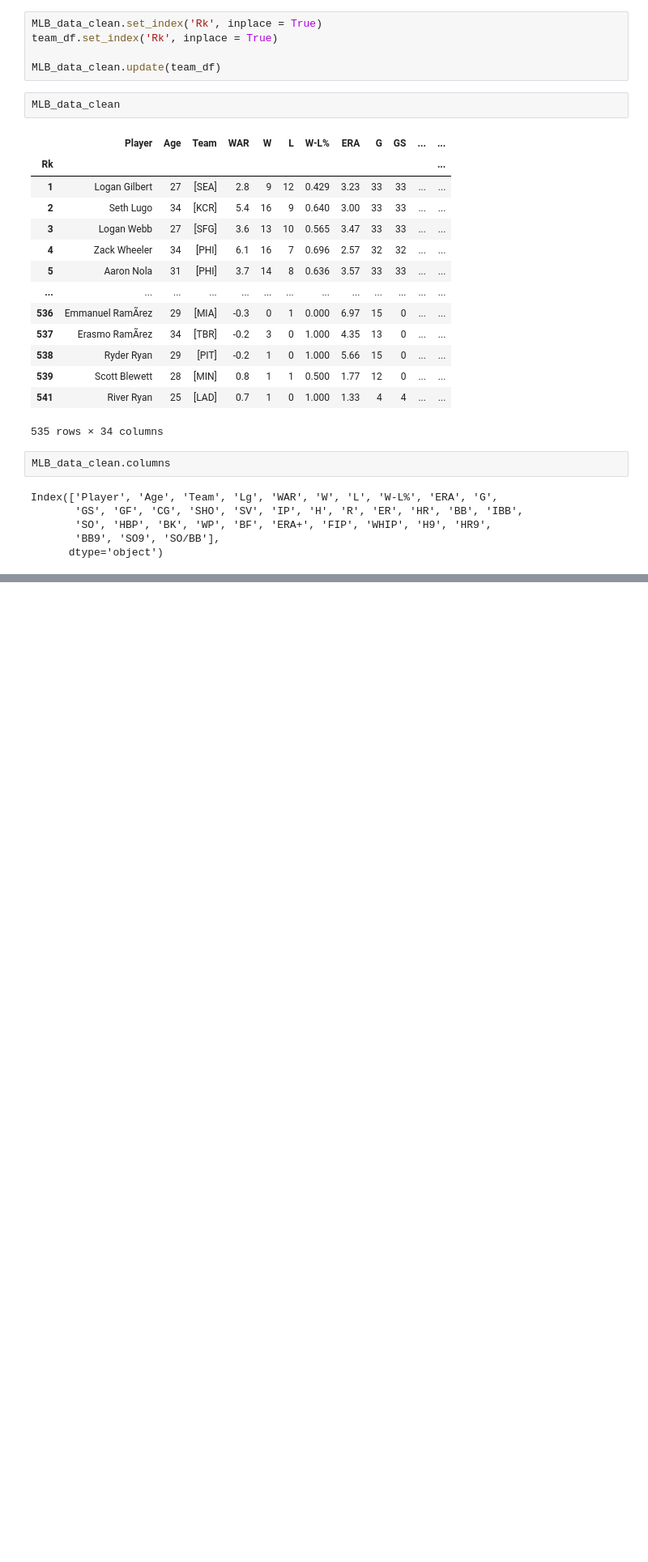
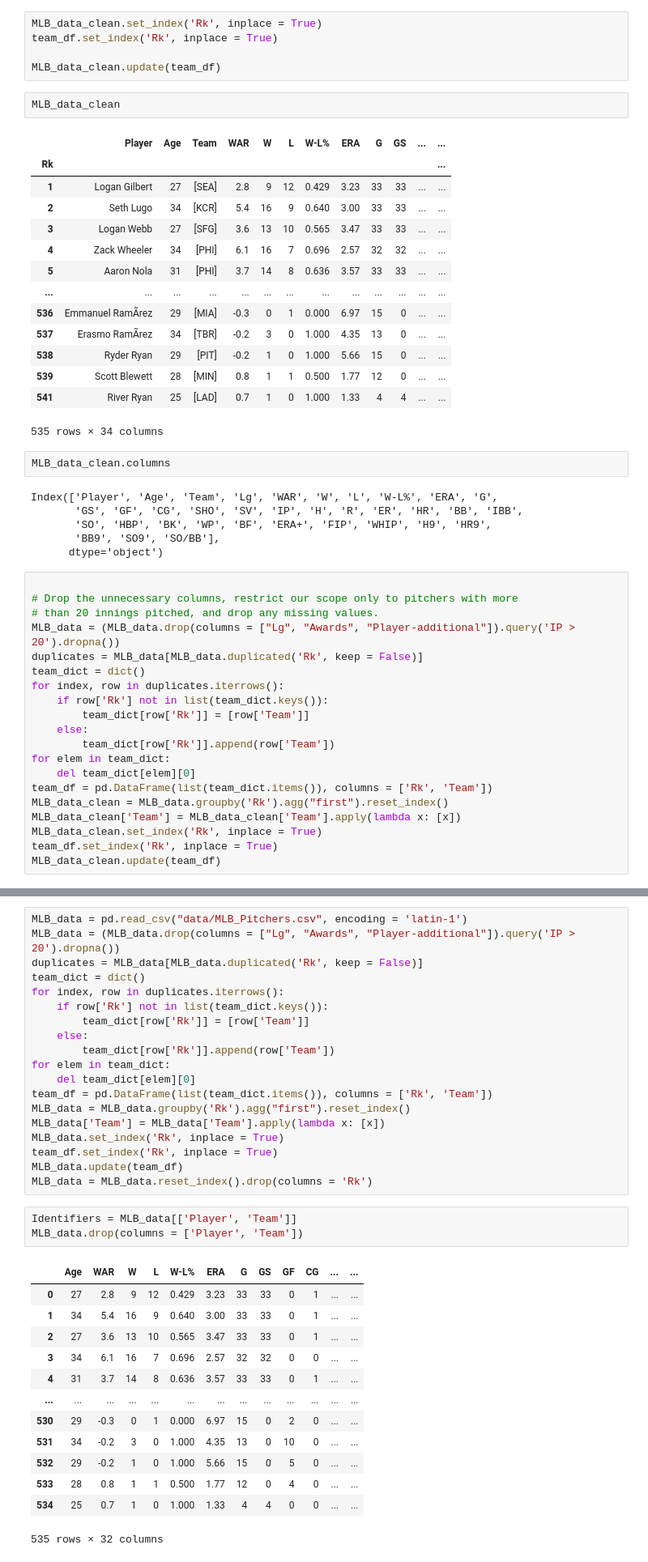
Before and after one commit to t-clark04/Clark-Data-Science-Portfolio, a Jupyter notebook: MLUnsupervisedApp/MLB_testing.ipynb, the cells around one changed output, grey strips where cells are left out. Shown: that part at 81% size. Cells and saved outputs as stored; diff of their text form; blank space fills up the shorter version.

Commit message:
Finished wrangling the MLB pitchers dataset

```diff
--- a/MLUnsupervisedApp/MLB_testing.ipynb
+++ b/MLUnsupervisedApp/MLB_testing.ipynb
@@ -100,3 +100,23 @@ Index(['Player', 'Age', 'Team', 'Lg', 'WAR', 'W', 'L', 'W-L%', 'ERA', 'G',
        'SO', 'HBP', 'BK', 'WP', 'BF', 'ERA+', 'FIP', 'WHIP', 'H9', 'HR9',
        'BB9', 'SO9', 'SO/BB'],
       dtype='object')
+# %%
+
+# Drop the unnecessary columns, restrict our scope only to pitchers with more
+# than 20 innings pitched, and drop any missing values.
+MLB_data = (MLB_data.drop(columns = ["Lg", "Awards", "Player-additional"]).query('IP > 20').dropna())
+duplicates = MLB_data[MLB_data.duplicated('Rk', keep = False)]
+team_dict = dict()
+for index, row in duplicates.iterrows():
+    if row['Rk'] not in list(team_dict.keys()):
+        team_dict[row['Rk']] = [row['Team']]
+    else:
+        team_dict[row['Rk']].append(row['Team'])
+for elem in team_dict:
+    del team_dict[elem][0]
+team_df = pd.DataFrame(list(team_dict.items()), columns = ['Rk', 'Team'])
+MLB_data_clean = MLB_data.groupby('Rk').agg("first").reset_index()
+MLB_data_clean['Team'] = MLB_data_clean['Team'].apply(lambda x: [x])
+MLB_data_clean.set_index('Rk', inplace = True)
+team_df.set_index('Rk', inplace = True)
+MLB_data_clean.update(team_df)
@@ -102,0 +140,36 @@ Index(['Player', 'Age', 'Team', 'Lg', 'WAR', 'W', 'L', 'W-L%', 'ERA', 'G',
+# %%
+MLB_data = pd.read_csv("data/MLB_Pitchers.csv", encoding = 'latin-1')
+MLB_data = (MLB_data.drop(columns = ["Lg", "Awards", "Player-additional"]).query('IP > 20').dropna())
+duplicates = MLB_data[MLB_data.duplicated('Rk', keep = False)]
+team_dict = dict()
+for index, row in duplicates.iterrows():
+    if row['Rk'] not in list(team_dict.keys()):
+        team_dict[row['Rk']] = [row['Team']]
+    else:
+        team_dict[row['Rk']].append(row['Team'])
+for elem in team_dict:
+    del team_dict[elem][0]
+team_df = pd.DataFrame(list(team_dict.items()), columns = ['Rk', 'Team'])
+MLB_data = MLB_data.groupby('Rk').agg("first").reset_index()
+MLB_data['Team'] = MLB_data['Team'].apply(lambda x: [x])
+MLB_data.set_index('Rk', inplace = True)
+team_df.set_index('Rk', inplace = True)
+MLB_data.update(team_df)
+MLB_data = MLB_data.reset_index().drop(columns = 'Rk')
+# %%
+Identifiers = MLB_data[['Player', 'Team']]
+MLB_data.drop(columns = ['Player', 'Team'])
+# %% [output]
+|  | Age | WAR | W | L | W-L% | ERA | G | GS | GF | CG | ... | ... |
+| 0 | 27 | 2.8 | 9 | 12 | 0.429 | 3.23 | 33 | 33 | 0 | 1 | ... | ... |
+| 1 | 34 | 5.4 | 16 | 9 | 0.640 | 3.00 | 33 | 33 | 0 | 1 | ... | ... |
+| 2 | 27 | 3.6 | 13 | 10 | 0.565 | 3.47 | 33 | 33 | 0 | 1 | ... | ... |
+| 3 | 34 | 6.1 | 16 | 7 | 0.696 | 2.57 | 32 | 32 | 0 | 0 | ... | ... |
+| 4 | 31 | 3.7 | 14 | 8 | 0.636 | 3.57 | 33 | 33 | 0 | 1 | ... | ... |
+| ... | ... | ... | ... | ... | ... | ... | ... | ... | ... | ... | ... | ... |
+| 530 | 29 | -0.3 | 0 | 1 | 0.000 | 6.97 | 15 | 0 | 2 | 0 | ... | ... |
+| 531 | 34 | -0.2 | 3 | 0 | 1.000 | 4.35 | 13 | 0 | 10 | 0 | ... | ... |
+| 532 | 29 | -0.2 | 1 | 0 | 1.000 | 5.66 | 15 | 0 | 5 | 0 | ... | ... |
+| 533 | 28 | 0.8 | 1 | 1 | 0.500 | 1.77 | 12 | 0 | 4 | 0 | ... | ... |
+| 534 | 25 | 0.7 | 1 | 0 | 1.000 | 1.33 | 4 | 4 | 0 | 0 | ... | ... |
+535 rows × 32 columns
```
Also changed, not shown: parts of 3 cells of this notebook, 1 other file.
